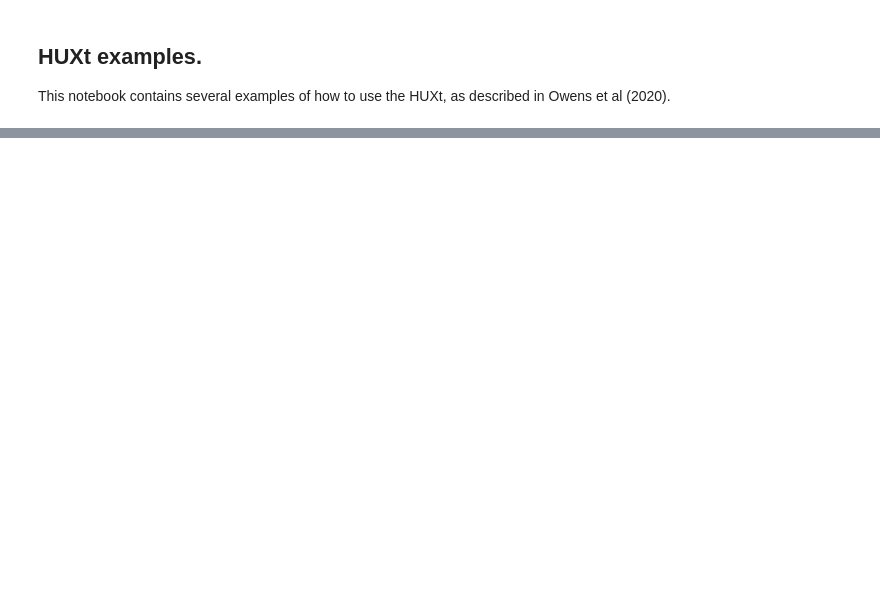
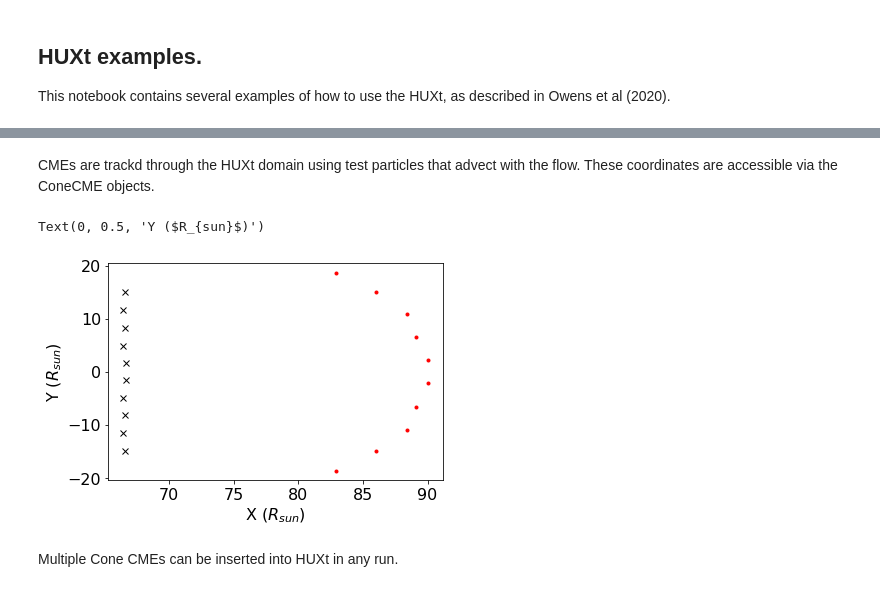
Before and after one commit to University-of-Reading-Space-Science/HUXt, a Jupyter notebook: code/HUXt_example.ipynb, the cells around one changed output, grey strips where cells are left out. Cells and saved outputs as stored; diff of their text form; code cells hidden in the pictures; blank space fills up the shorter version.

```diff
--- a/code/HUXt_example.ipynb
+++ b/code/HUXt_example.ipynb
@@ -369,0 +142,24 @@ model.plot(time=2*u.day, field='v')
+# %% [markdown]
+CMEs are trackd through the HUXt domain using test particles that advect with the flow. These coordinates are accessible via the ConeCME objects.
+# %%
+cme = model.cmes[0]
+timestep = 50
+r = cme.coords[timestep]['r'].to(u.solRad)
+lon = cme.coords[timestep]['lon']
+x = r * np.cos(lon)
+y = r * np.sin(lon)
+
+# There is also a "front_id" field to separate the nose and rear.
+id_front = cme.coords[timestep]['front_id'] == 1.0
+id_back = cme.coords[timestep]['front_id'] == 0.0
+
+fig, ax = plt.subplots() # compare this with the boundary in the frame above.
+ax.plot(x[id_front] , y[id_front] , 'r.')
+ax.plot(x[id_back] , y[id_back] , 'kx')
+ax.set_xlabel('X ($R_{sun}$)')
+ax.set_ylabel('Y ($R_{sun}$)')
+# %% [output]
+Text(0, 0.5, 'Y ($R_{sun}$)')
+[figure, added]
+# %% [markdown]
+Multiple Cone CMEs can be inserted into HUXt in any run.
```
Also changed, not shown: parts of 49 cells of this notebook, 4 other files.
